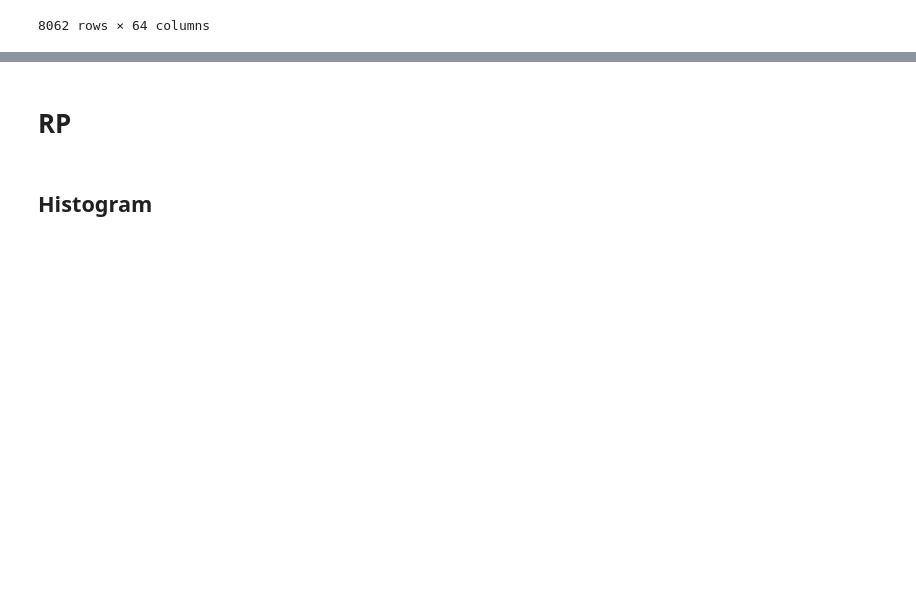
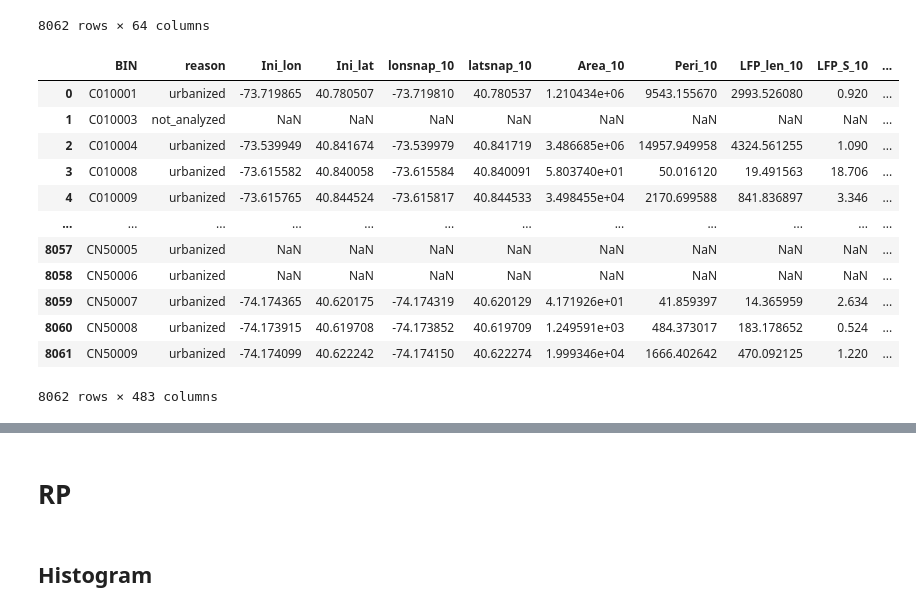
Before and after one commit to omidemam/flood_risk_dynamics, a Jupyter notebook: 5. Results/All/Results_visualization_V1.1_ALL.ipynb, the cells around one changed output, grey strips where cells are left out. Cells and saved outputs as stored; diff of their text form; code cells hidden in the pictures; blank space fills up the shorter version.

```diff
--- a/5. Results/All/Results_visualization_V1.1_ALL.ipynb
+++ b/5. Results/All/Results_visualization_V1.1_ALL.ipynb
@@ -742,5 +751,3 @@ np.shape(merged_culvert)
-# %%
-merged_culvert__all = culvert_shapefile[['BIN','reason']].merge(merged_culvert.drop(columns=['reason']), how='left', on='BIN')
 # %%
 out_culvert=merged_culvert__all
 print(list(out_culvert.columns))
@@ -861,3 +867,19 @@ with pd.option_context('display.max_columns', None):
 | 8060 | CN50008 | 1.44649 | urbanized | NaN | 4.79 | ... |
 | 8061 | CN50009 | 0.68645 | urbanized | 1.34680 | 2.50 | ... |
 8062 rows × 64 columns
+# %%
+merged_culvert__all
+# %% [output]
+|  | BIN | reason | Ini_lon | Ini_lat | lonsnap_10 | latsnap_10 | Area_10 | Peri_10 | LFP_len_10 | LFP_S_10 | ... |
+| 0 | C010001 | urbanized | -73.719865 | 40.780507 | -73.719810 | 40.780537 | 1.210434e+06 | 9543.155670 | 2993.526080 | 0.920 | ... |
+| 1 | C010003 | not_analyzed | NaN | NaN | NaN | NaN | NaN | NaN | NaN | NaN | ... |
+| 2 | C010004 | urbanized | -73.539949 | 40.841674 | -73.539979 | 40.841719 | 3.486685e+06 | 14957.949958 | 4324.561255 | 1.090 | ... |
+| 3 | C010008 | urbanized | -73.615582 | 40.840058 | -73.615584 | 40.840091 | 5.803740e+01 | 50.016120 | 19.491563 | 18.706 | ... |
+| 4 | C010009 | urbanized | -73.615765 | 40.844524 | -73.615817 | 40.844533 | 3.498455e+04 | 2170.699588 | 841.836897 | 3.346 | ... |
+| ... | ... | ... | ... | ... | ... | ... | ... | ... | ... | ... | ... |
+| 8057 | CN50005 | urbanized | NaN | NaN | NaN | NaN | NaN | NaN | NaN | NaN | ... |
+| 8058 | CN50006 | urbanized | NaN | NaN | NaN | NaN | NaN | NaN | NaN | NaN | ... |
+| 8059 | CN50007 | urbanized | -74.174365 | 40.620175 | -74.174319 | 40.620129 | 4.171926e+01 | 41.859397 | 14.365959 | 2.634 | ... |
+| 8060 | CN50008 | urbanized | -74.173915 | 40.619708 | -74.173852 | 40.619709 | 1.249591e+03 | 484.373017 | 183.178652 | 0.524 | ... |
+| 8061 | CN50009 | urbanized | -74.174099 | 40.622242 | -74.174150 | 40.622274 | 1.999346e+04 | 1666.402642 | 470.092125 | 1.220 | ... |
+8062 rows × 483 columns
```
Also changed, not shown: parts of 13 cells of this notebook.
